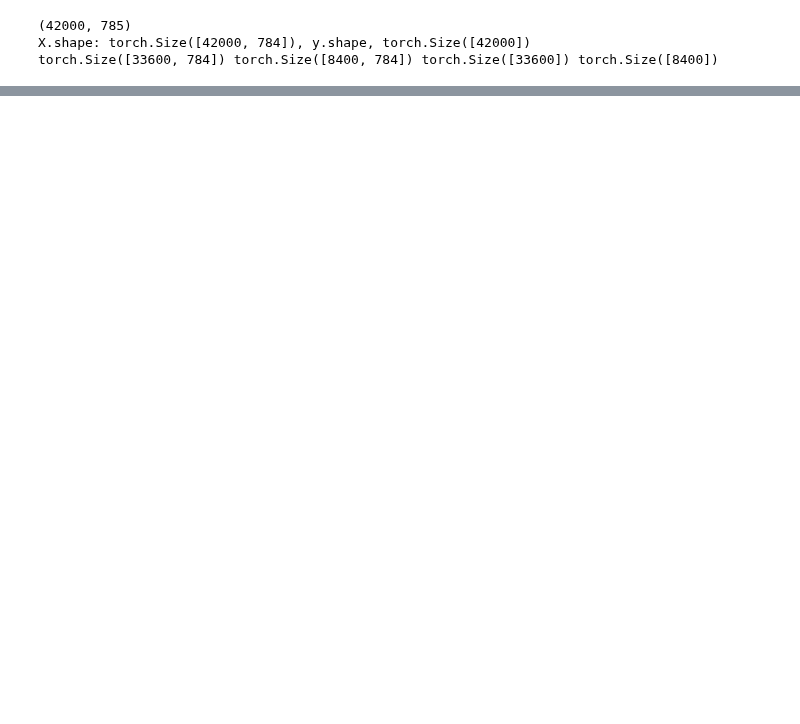
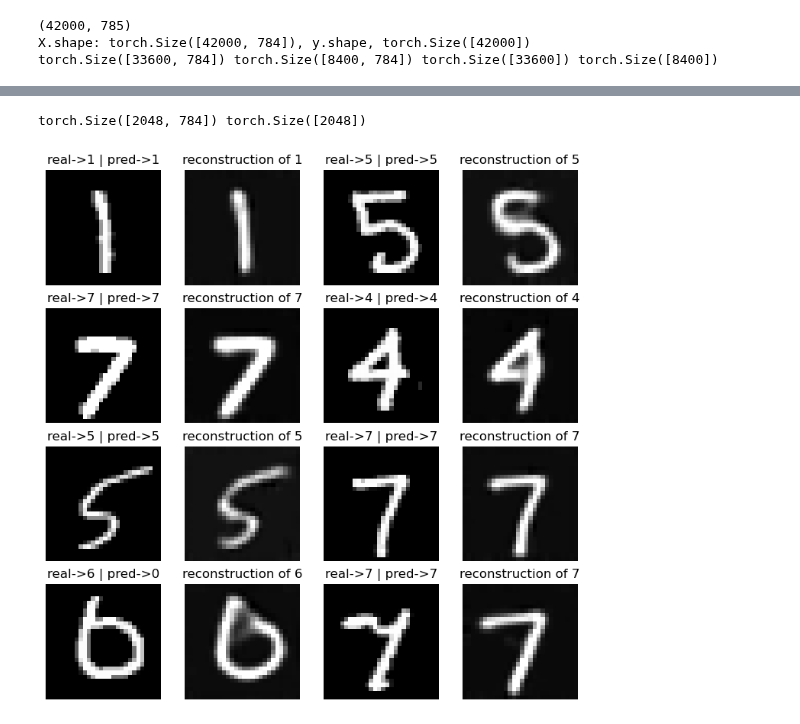
Before and after one commit to Molten-Ice/Deep-Learning, a Jupyter notebook: autoencoder.ipynb, the cells around one changed output, grey strips where cells are left out. Saved outputs shown, nothing was run; the diff lists cells and outputs as text; code cells hidden in the pictures; blank space fills up the shorter version.

Commit message:
Kaggle Notebook | Autoencoder | Version 19

```diff
--- a/autoencoder.ipynb
+++ b/autoencoder.ipynb
@@ -481,7 +481,7 @@ from pathlib import Path
 
 MODEL_PATH = Path("models")
 MODEL_PATH.mkdir(parents=True, exist_ok=True)
-MODEL_NAME = "autoencoder_model_1.pth"
+MODEL_NAME = "autoencoder_model_vgg.pth"
 MODEL_SAVE_PATH = MODEL_PATH / MODEL_NAME
 
 print(f"Saving model to: {MODEL_SAVE_PATH}")
@@ -496,14 +498,14 @@ class SuffixNN(nn.Module):
     def __init__(self, encoder: nn.Module):
         super().__init__()
 
-        self.encoder = encoder
-        for param in self.encoder.parameters(): # Freezing encodoer weights
+        for param in encoder.parameters(): # Freezing encodoer weights
             param.requires_grad = False
 
         #-> CONV/FC -> BatchNorm -> ReLu(or other activation) -> Dropout -> CONV/FC ->
         l1 = 50
 
-        self.layers = nn.Sequential(
+
+        suffix = nn.Sequential(
         nn.BatchNorm1d(num_features = 10, affine = False),
         nn.Linear(in_features=10,
                   out_features=l1),
@@ -512,8 +514,13 @@ class SuffixNN(nn.Module):
         nn.Dropout(p=0.2),
         nn.Linear(in_features = l1,
               out_features = 10))
+
+        self.network = nn.Sequential(encoder, suffix)
+
+
     def forward(self, x: torch.Tensor) -> torch.Tensor:
-        return self.layers(self.encoder(x))
+        x_reshaped = x.view(-1, 1, 28, 28)
+        return self.network(x_reshaped)
 
 
 # load autoencoder
@@ -576,39 +583,11 @@ class CustomDataset(Dataset):
         sample = {"Data": data, "Class": label}
         return sample
 
-data = pd.read_csv('/kaggle/input/digit-recognizer/train.csv')
-print(data.shape)
-data.head()
 
-np.random.seed(3)
-torch.manual_seed(3)
-torch.cuda.manual_seed(3)
-
-raw_numpy= data.to_numpy()
-np.random.shuffle(raw_numpy)
-raw_torch = torch.tensor(raw_numpy)
-X = raw_torch[:, 1:].type(torch.float)
-y = raw_torch[:, 0].type(torch.long)
-print(f"X.shape: {X.shape}, y.shape, {y.shape}")
-train_split = int(0.8*len(X))
-X_train, X_test = X[:train_split], X[train_split:]
-y_train, y_test = y[:train_split], y[train_split:]
-X_train, X_test = X_train.to(device), X_test.to(device)
-y_train, y_test = y_train.to(device), y_test.to(device)
-print(X_train.shape, X_test.shape, y_train.shape, y_test.shape)
-
-print(f"Full shapes| X_train:{X_train.shape}, y_train:{y_train.shape}")
-print(f"Full shapes| X_est:{X_test.shape}, y_test:{y_test.shape}")
 ### Hyperparameters
-
 BATCH_SIZE = 2048
 
-# BATCH_SIZE = 128
-# cutoff_value = 512
-
-# train_dataset = CustomDataset(X_train[:cutoff_value], y_train[:cutoff_value])
 train_dataset = CustomDataset(X_train, y_train)
-
 test_dataset = CustomDataset(X_test, y_test)
 
 
@@ -757,32 +743,35 @@ RuntimeError: Expected 3D (unbatched) or 4D (batched) input to conv2d, but got i
 # %%
 #Showing numbers with their predictions & reconstructions from the autoencoder
 model_0.eval()
 with torch.inference_mode(): #context manager
     for X_test, y_test in test_dataloader:
         X_test = X_test.to(device)
         y_test_logits = model(X_test)
         test_pred_labels = torch.argmax(y_test_logits, dim=1)
         break
     print(X_test.shape, test_pred_labels.shape)
     all_reconstructions = autoencoder(X_test)
 
     fig = plt.figure(figsize=(9,9))
     rows, cols = 4, 4
-    offset = 20
+    offset = 0
     for i in range(1+offset, rows*cols+1+offset, 2):
         fig.add_subplot(rows, cols, i-offset)
         img_real = X_test[i].reshape((28, 28)).cpu().detach().numpy()
         plt.imshow(img_real, cmap = "gray")
         label = f"real->{y_test[i]} | pred->{test_pred_labels[i]}"
         plt.title(label)
         plt.axis(False)
 
         fig.add_subplot(rows, cols, i+1-offset)
         img_real = all_reconstructions[i].reshape((28, 28)).cpu().detach().numpy()
         plt.imshow(img_real, cmap = "gray")
         label = f"reconstruction of {y_test[i]}"
         plt.title(label)
         plt.axis(False)
+# %% [output]
+torch.Size([2048, 784]) torch.Size([2048])
+[figure, added]
 # %%
 #Showing only incorrect examples
 model_0.eval()
```
Also changed, not shown: parts of 17 cells of this notebook.
